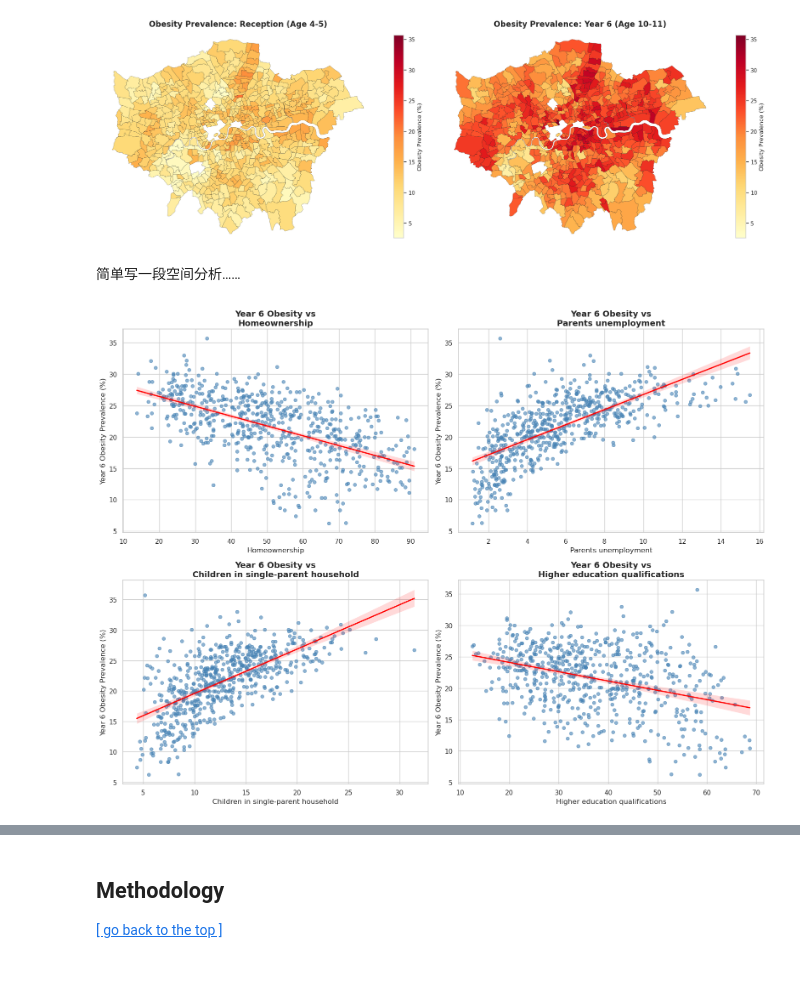
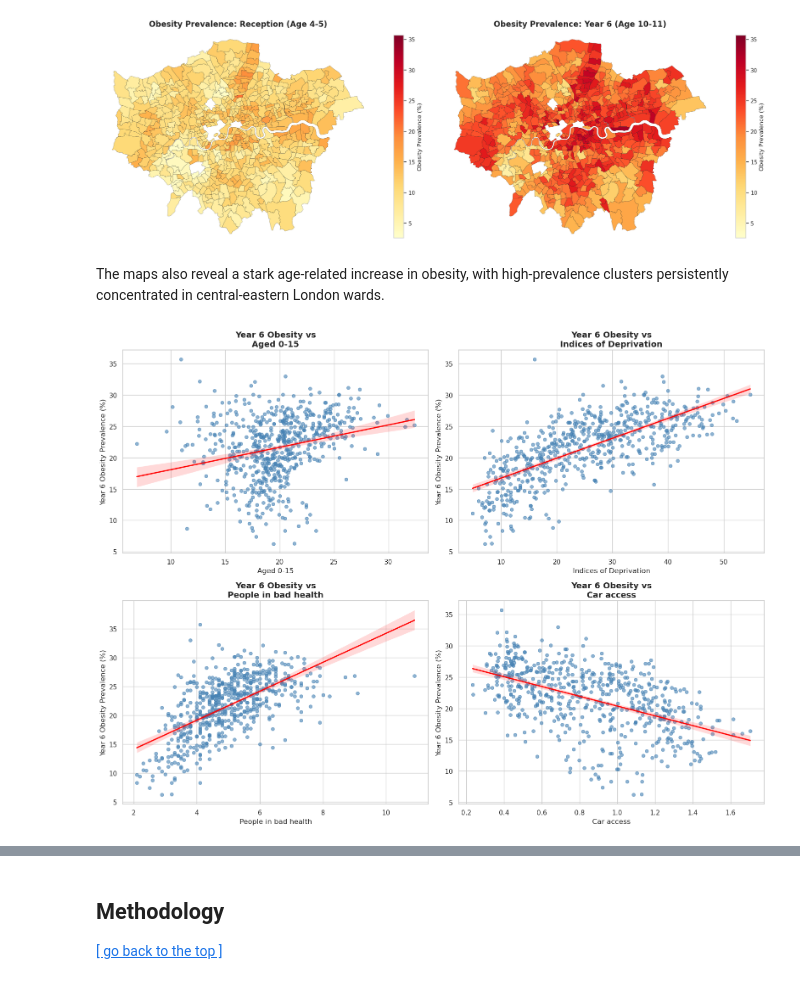
Before and after one commit to mixedmint/DSSS, a Jupyter notebook: childhood obesity.ipynb, the cells around one changed output, grey strips where cells are left out. Saved outputs shown, nothing was run; the diff lists cells and outputs as text; code cells hidden in the pictures.

```diff
--- a/childhood obesity.ipynb
+++ b/childhood obesity.ipynb
@@ -553,46 +529,44 @@ plt.tight_layout()
 plt.show()
 # %% [output]
 [figure]
-# %% [markdown]
-简单写一段空间分析……
+# %% [markdown]
+The maps also reveal a stark age-related increase in obesity, with high-prevalence clusters persistently concentrated in central-eastern London wards.
 # %%
-import matplotlib.pyplot as plt
-import seaborn as sns
+# Plot scatter plots to explore the correlation between obesity prevalence and features
 
-# 1. 挑选 4 个最具代表性的社会经济特征
-# 请确保这些列名与你 df 中的列名完全一致
+# Since we have 23 features in total
+# Plotting all of them would be visually overwhelming and difficult to interpret
+# Therefore, we select 4 representative features
 selected_features = [
-    'Homeownership',                        # 住房自有率 (通常负相关)
-    'Parents unemployment',                 # 父母失业率 (通常正相关)
-    'Children in single-parent household',  # 单亲家庭儿童比例 (通常正相关)
-    'Higher education qualifications'       # 高等教育学历比例 (通常负相关)
+    'Aged 0-15',                 # From demographic dimension
+    'Indices of Deprivation',    # From socioeconomic dimension
+    'People in bad health',      # From health condition dimension
+    'Car access'                 # From environmental exposure dimension
 ]
 
-# 2. 设置画布大小 (2行2列)
+# Set figure size and theme
 fig, axes = plt.subplots(2, 2, figsize=(16, 12))
-axes = axes.flatten() # 将 2x2 的矩阵展平，方便在循环中调用
+axes = axes.flatten()
 
-# 设置全局样式
 sns.set_theme(style="whitegrid")
 
-# 3. 循环绘制每一个特征与 Year 6 肥胖率的散点图及拟合线
+# Iterate through each selected feature to plot its relationship with Year 6 obesity
 for i, feature in enumerate(selected_features):
     sns.regplot(
         data=df,
         x=feature,
-        y='Year 6',  # 这里我们以变化更显著的 Year 6 作为目标变量进行展示
+        y='Year 6',  # Using Year 6 as the target variable for demonstration as it exhibits more significant variance
         ax=axes[i],
-        scatter_kws={'alpha': 0.6, 'color': 'steelblue', 's': 30}, # 散点样式：半透明蓝色，大小设为30
-        line_kws={'color': 'red', 'linewidth': 2}                  # 拟合线样式：红色加粗
+        scatter_kws={'alpha': 0.6, 'color': 'steelblue', 's': 30},
+        line_kws={'color': 'red', 'linewidth': 2}
     )
 
-    # 设置子图的标题和坐标轴标签
+    # Configure titles and axis labels for each subplot
     axes[i].set_title(f'Year 6 Obesity vs\n{feature}', fontsize=14, fontweight='bold')
     axes[i].set_xlabel(feature, fontsize=12)
     axes[i].set_ylabel('Year 6 Obesity Prevalence (%)', fontsize=12)
 
-# 4. 自动调整布局，防止标题和坐标轴标签重叠
 plt.tight_layout()
 plt.show()
 # %% [output]
-[figure, old version]
+[figure, new version]
```
Also changed, not shown: parts of 23 cells of this notebook.
